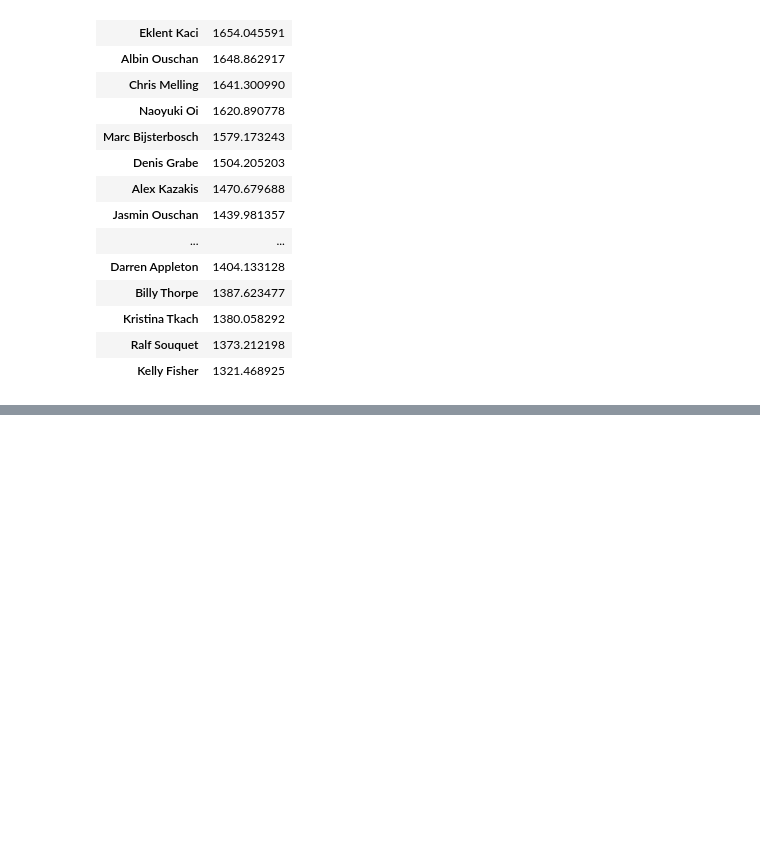
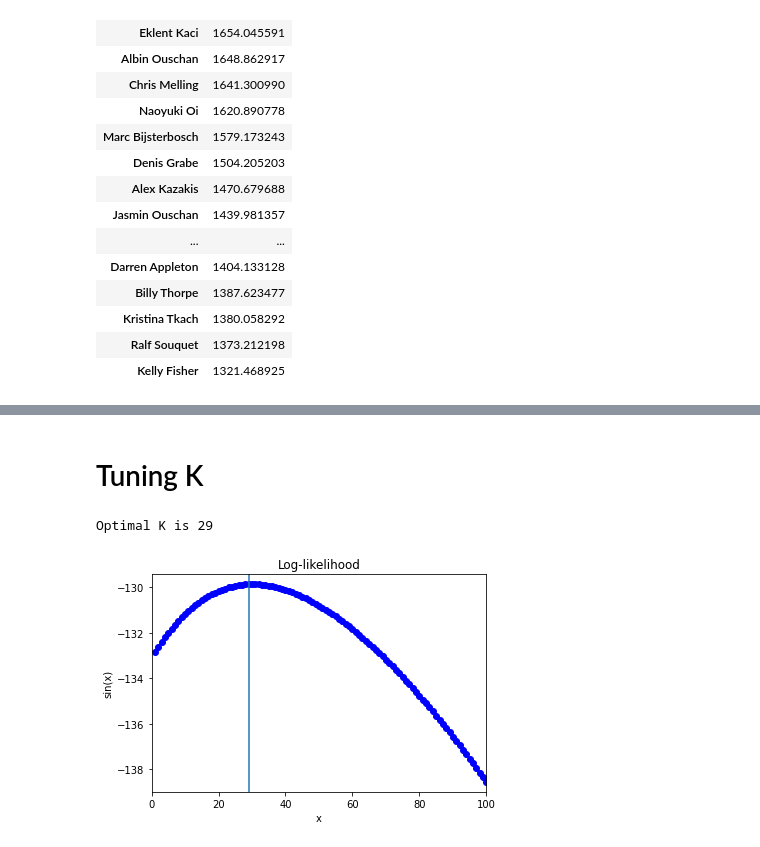
Before and after one commit to sethbilliau/SportsAnalytics, a Jupyter notebook: final/pool.ipynb, the cells around one changed output, grey strips where cells are left out. Drawn from its saved outputs; the diff is of its cells as text; code cells hidden in the pictures; blank space fills up the shorter version.

```diff
--- a/final/pool.ipynb
+++ b/final/pool.ipynb
@@ -209,0 +588,19 @@ ratingsPrelims.sort_values(by='ratings', ascending = False)
+# %%
+# Get correct players
+playersindex = []
+names = []
+for player in playersCLP.unique():
+    if player in ratings.index:
+        playersindex.append(np.where(players.value_counts().index == player)[0][0])
+        names.append(np.where(ratings.index == player)[0][0])
+# %%
+# Games in the prior dataset
+players.value_counts()[playersindex]
+fullPlayerList = list(players.value_counts()[playersindex].index)
+fullPlayerList.append("Kristina Tkach")
+fullPlayerList.append("Kelly Fisher")
+
+CLPratings = ratings.iloc[np.array(names)]
+CLPratings = CLPratings.append([{"ratings": 1500},{"ratings": 1500}], ignore_index = True)
+
+CLPratings = CLPratings.set_index(pd.Index(fullPlayerList) )
@@ -209,0 +667,27 @@ ratingsPrelims.sort_values(by='ratings', ascending = False)
+# %% [markdown]
+# Tuning K
+# %%
+K = np.arange(1, 101, 1)
+# %%
+log_likelihoods = []
+for k in K:
+    # Get ratings
+    allratings = run_tournament3(fulldf4, K=k)
+
+    # Filter ratings
+    CLPratings = allratings.iloc[np.array(names)]
+    CLPratings = CLPratings.append([{"ratings": 1500},{"ratings": 1500}], ignore_index = True)
+    CLPratings = CLPratings.set_index(pd.Index(fullPlayerList) )
+
+    log_likelihoods.append(get_loglikelihood(data, CLPratings))
+# %%
+ax = plt.axes()
+ax.plot(K, log_likelihoods, '--bo')
+ax.axvline(log_likelihoods.index(max(log_likelihoods)))
+ax.set(xlim=(0, 100),
+       xlabel='x', ylabel='sin(x)',
+       title='Log-likelihood');
+print("Optimal K is " + str(log_likelihoods.index(max(log_likelihoods))))
+# %% [output]
+Optimal K is 29
+[figure, added]
```
Also changed, not shown: parts of 54 cells of this notebook, 10 other files.
